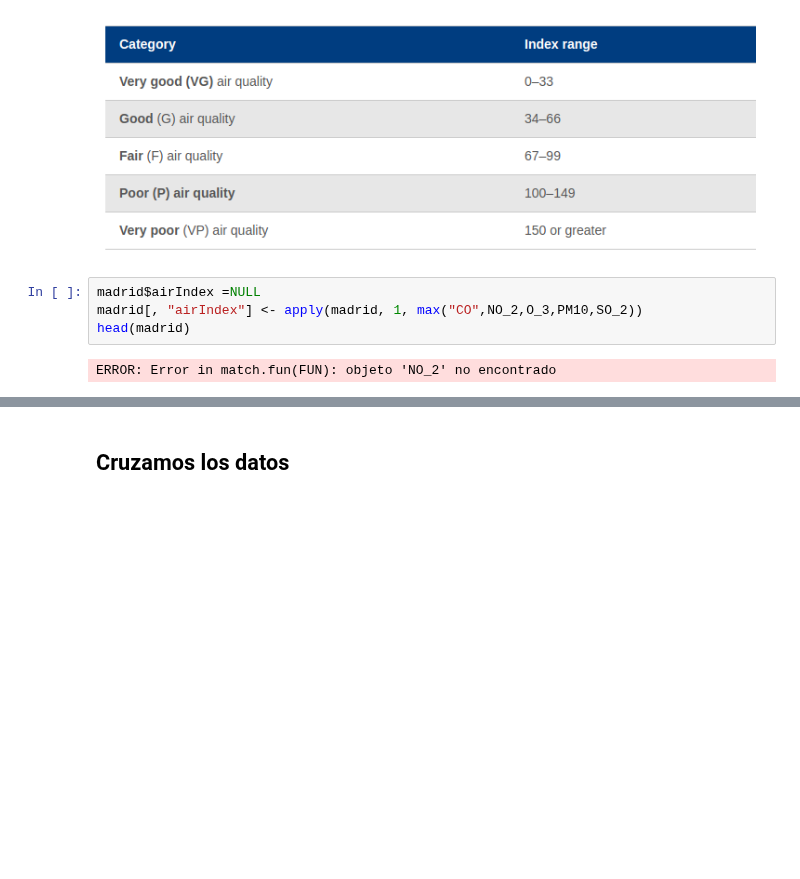
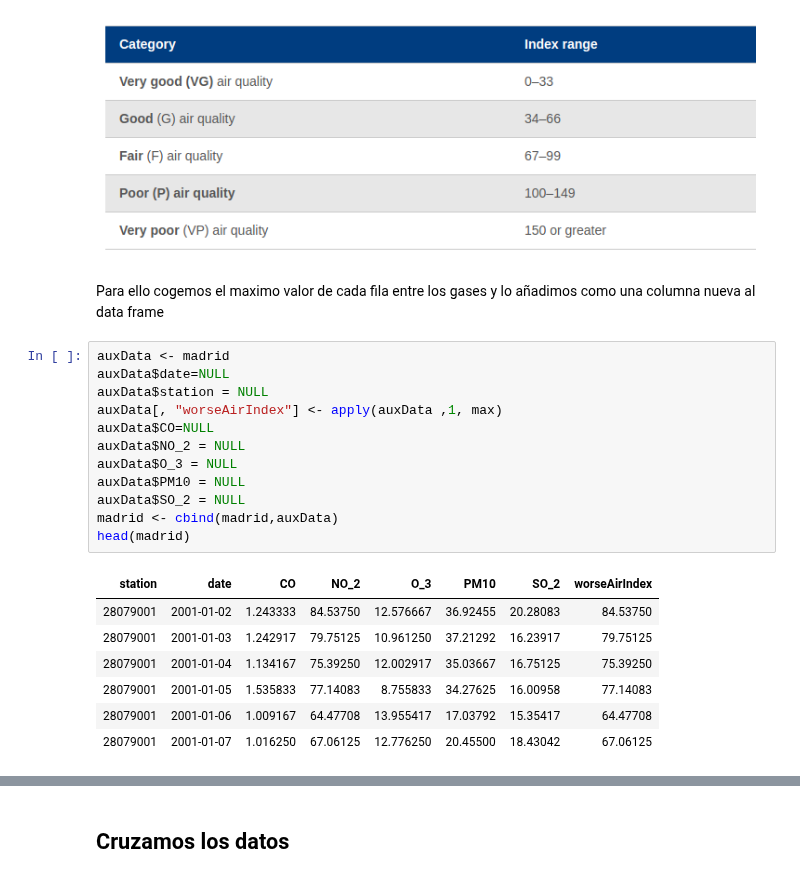
Before and after one commit to manumonforte/DataMining-BigDataParadigm, a Jupyter notebook: Estudio.ipynb, the cells around one changed output, grey strips where cells are left out. Saved outputs shown, nothing was run; the diff lists cells and outputs as text; blank space fills up the shorter version.

Commit message:
trying to discretize column

```diff
--- a/Estudio.ipynb
+++ b/Estudio.ipynb
@@ -377,9 +377,25 @@ head(rainfall)
 Para ello nos guiraremos de la siguiente tabla, de cada fila se escogerá el mayor de todos los contaminantes y se comparara con la tabla adjunta:
 # %% [markdown]
 ![airIndex.png](attachment:airIndex.png)
-# %%
-madrid$airIndex =NULL
-madrid[, "airIndex"] <- apply(madrid, 1, max("CO",NO_2,O_3,PM10,SO_2))
-head(madrid)
-# %% [output]
-ERROR: Error in match.fun(FUN): objeto 'NO_2' no encontrado
+# %% [markdown]
+Para ello cogemos el maximo valor de cada fila entre los gases y lo añadimos como una columna nueva al data frame
+# %%
+auxData <- madrid
+auxData$date=NULL
+auxData$station = NULL
+auxData[, "worseAirIndex"] <- apply(auxData ,1, max)
+auxData$CO=NULL
+auxData$NO_2 = NULL
+auxData$O_3 = NULL
+auxData$PM10 = NULL
+auxData$SO_2 = NULL
+madrid <- cbind(madrid,auxData)
+head(madrid)
+# %% [output]
+| station | date | CO | NO_2 | O_3 | PM10 | SO_2 | worseAirIndex |
+| 28079001 | 2001-01-02 | 1.243333 | 84.53750 | 12.576667 | 36.92455 | 20.28083 | 84.53750 |
+| 28079001 | 2001-01-03 | 1.242917 | 79.75125 | 10.961250 | 37.21292 | 16.23917 | 79.75125 |
+| 28079001 | 2001-01-04 | 1.134167 | 75.39250 | 12.002917 | 35.03667 | 16.75125 | 75.39250 |
+| 28079001 | 2001-01-05 | 1.535833 | 77.14083 | 8.755833 | 34.27625 | 16.00958 | 77.14083 |
+| 28079001 | 2001-01-06 | 1.009167 | 64.47708 | 13.955417 | 17.03792 | 15.35417 | 64.47708 |
+| 28079001 | 2001-01-07 | 1.016250 | 67.06125 | 12.776250 | 20.45500 | 18.43042 | 67.06125 |
```
Also changed, not shown: parts of 14 cells of this notebook.
